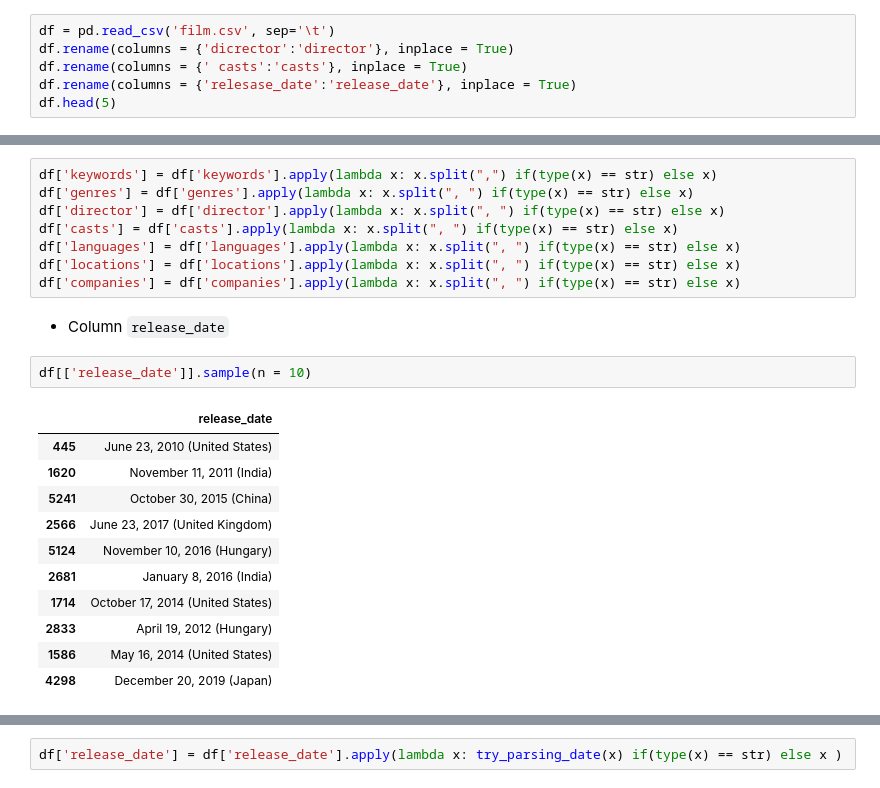
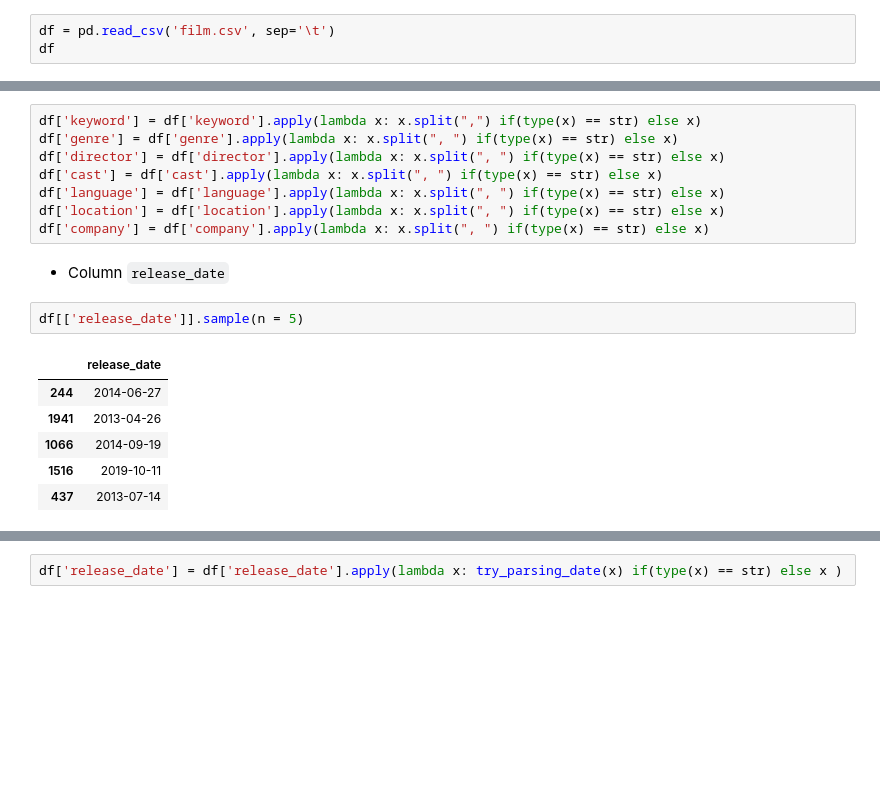
Before and after one commit to Eakan-Git/Introduction-to-Data-Science, a Jupyter notebook: data_explorations.ipynb, the cells around one changed output, grey strips where cells are left out. Drawn from its saved outputs; the diff is of its cells as text; blank space fills up the shorter version.

```diff
--- a/data_explorations.ipynb
+++ b/data_explorations.ipynb
@@ -11,7 +9,4 @@ import seaborn as sns
 # %%
 df = pd.read_csv('film.csv', sep='\t')
-df.rename(columns = {'dicrector':'director'}, inplace = True)
-df.rename(columns = {' casts':'casts'}, inplace = True)
-df.rename(columns = {'relesase_date':'release_date'}, inplace = True)
-df.head(5)
+df
 # %% [output]
@@ -138,26 +152,21 @@ Các column `keywords` `genre` `director` `stars` `language` `locations` `compan
 
 * Các column dạng list
 # %%
-df['keywords'] = df['keywords'].apply(lambda x: x.split(",") if(type(x) == str) else x)
-df['genres'] = df['genres'].apply(lambda x: x.split(", ") if(type(x) == str) else x)
+df['keyword'] = df['keyword'].apply(lambda x: x.split(",") if(type(x) == str) else x)
+df['genre'] = df['genre'].apply(lambda x: x.split(", ") if(type(x) == str) else x)
 df['director'] = df['director'].apply(lambda x: x.split(", ") if(type(x) == str) else x)
-df['casts'] = df['casts'].apply(lambda x: x.split(", ") if(type(x) == str) else x)
-df['languages'] = df['languages'].apply(lambda x: x.split(", ") if(type(x) == str) else x)
-df['locations'] = df['locations'].apply(lambda x: x.split(", ") if(type(x) == str) else x)
-df['companies'] = df['companies'].apply(lambda x: x.split(", ") if(type(x) == str) else x)
+df['cast'] = df['cast'].apply(lambda x: x.split(", ") if(type(x) == str) else x)
+df['language'] = df['language'].apply(lambda x: x.split(", ") if(type(x) == str) else x)
+df['location'] = df['location'].apply(lambda x: x.split(", ") if(type(x) == str) else x)
+df['company'] = df['company'].apply(lambda x: x.split(", ") if(type(x) == str) else x)
 # %% [markdown]
 * Column `release_date`
 # %%
-df[['release_date']].sample(n = 10)
+df[['release_date']].sample(n = 5)
 # %% [output]
 |  | release_date |
-| 445 | June 23, 2010 (United States) |
-| 1620 | November 11, 2011 (India) |
-| 5241 | October 30, 2015 (China) |
-| 2566 | June 23, 2017 (United Kingdom) |
-| 5124 | November 10, 2016 (Hungary) |
-| 2681 | January 8, 2016 (India) |
-| 1714 | October 17, 2014 (United States) |
-| 2833 | April 19, 2012 (Hungary) |
-| 1586 | May 16, 2014 (United States) |
-| 4298 | December 20, 2019 (Japan) |
+| 244 | 2014-06-27 |
+| 1941 | 2013-04-26 |
+| 1066 | 2014-09-19 |
+| 1516 | 2019-10-11 |
+| 437 | 2013-07-14 |
```
Also changed, not shown: parts of 51 cells of this notebook.
